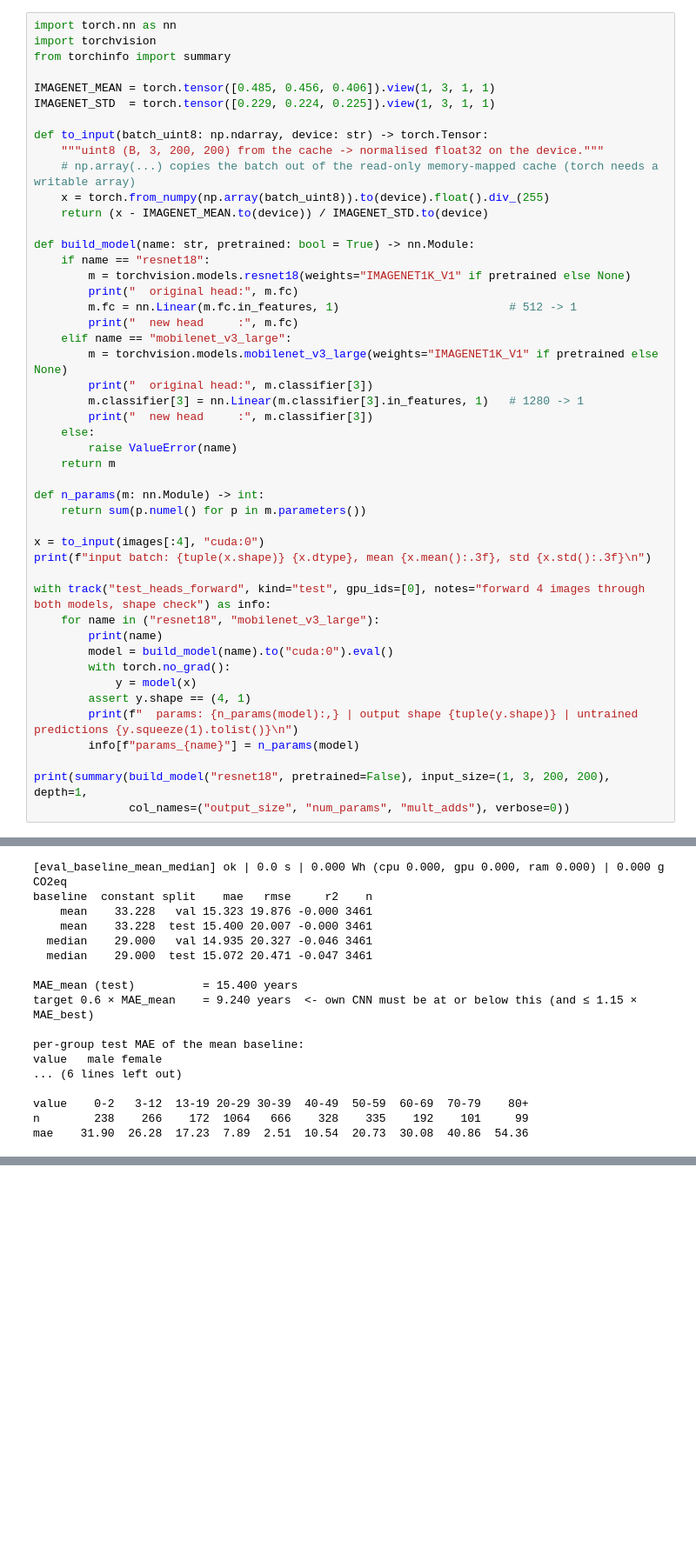
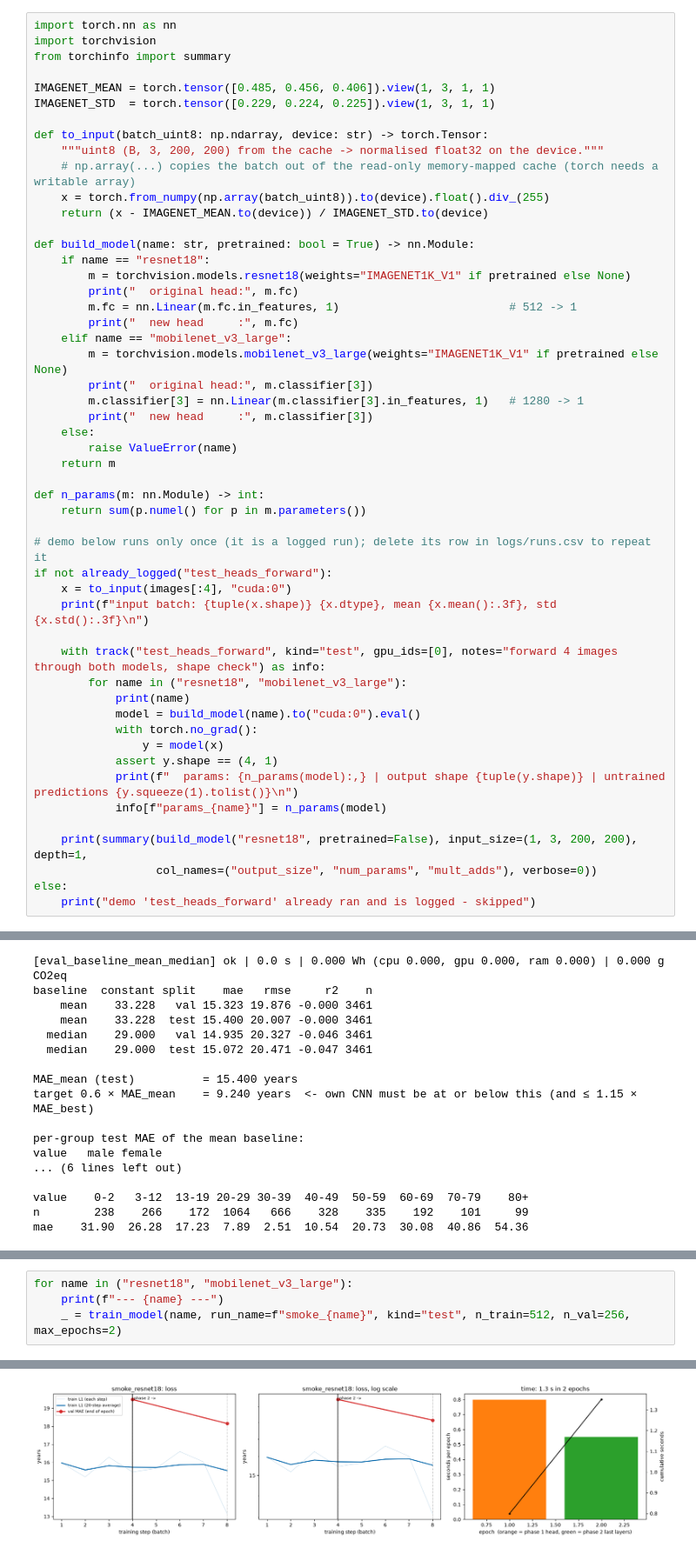
Before and after one commit to fouad1233/CSE655_Deep_Learning_Project, a Jupyter notebook: src/02_pipeline.ipynb, the cells around one changed output, grey strips where cells are left out. Shown at 87% size. Cells and saved outputs as stored; diff of their text form; blank space fills up the shorter version.

```diff
--- a/src/02_pipeline.ipynb
+++ b/src/02_pipeline.ipynb
@@ -325,21 +339,25 @@ def build_model(name: str, pretrained: bool = True) -> nn.Module:
 def n_params(m: nn.Module) -> int:
     return sum(p.numel() for p in m.parameters())
 
-x = to_input(images[:4], "cuda:0")
-print(f"input batch: {tuple(x.shape)} {x.dtype}, mean {x.mean():.3f}, std {x.std():.3f}\n")
+# demo below runs only once (it is a logged run); delete its row in logs/runs.csv to repeat it
+if not already_logged("test_heads_forward"):
+    x = to_input(images[:4], "cuda:0")
+    print(f"input batch: {tuple(x.shape)} {x.dtype}, mean {x.mean():.3f}, std {x.std():.3f}\n")
 
-with track("test_heads_forward", kind="test", gpu_ids=[0], notes="forward 4 images through both models, shape check") as info:
-    for name in ("resnet18", "mobilenet_v3_large"):
-        print(name)
-        model = build_model(name).to("cuda:0").eval()
-        with torch.no_grad():
-            y = model(x)
-        assert y.shape == (4, 1)
-        print(f"  params: {n_params(model):,} | output shape {tuple(y.shape)} | untrained predictions {y.squeeze(1).tolist()}\n")
-        info[f"params_{name}"] = n_params(model)
+    with track("test_heads_forward", kind="test", gpu_ids=[0], notes="forward 4 images through both models, shape check") as info:
+        for name in ("resnet18", "mobilenet_v3_large"):
+            print(name)
+            model = build_model(name).to("cuda:0").eval()
+            with torch.no_grad():
+                y = model(x)
+            assert y.shape == (4, 1)
+            print(f"  params: {n_params(model):,} | output shape {tuple(y.shape)} | untrained predictions {y.squeeze(1).tolist()}\n")
+            info[f"params_{name}"] = n_params(model)
 
-print(summary(build_model("resnet18", pretrained=False), input_size=(1, 3, 200, 200), depth=1,
-              col_names=("output_size", "num_params", "mult_adds"), verbose=0))
+    print(summary(build_model("resnet18", pretrained=False), input_size=(1, 3, 200, 200), depth=1,
+                  col_names=("output_size", "num_params", "mult_adds"), verbose=0))
+else:
+    print("demo 'test_heads_forward' already ran and is logged - skipped")
 # %% [output]
 input batch: (4, 3, 200, 200) torch.float32, mean 0.440, std 0.989
 
@@ -464,0 +948,5 @@ mae    31.90  26.28  17.23  7.89  2.51  10.54  20.73  30.08  40.86  54.36
+# %%
+for name in ("resnet18", "mobilenet_v3_large"):
+    print(f"--- {name} ---")
+    _ = train_model(name, run_name=f"smoke_{name}", kind="test", n_train=512, n_val=256, max_epochs=2)
+# %% [output]
@@ -464,0 +960 @@ mae    31.90  26.28  17.23  7.89  2.51  10.54  20.73  30.08  40.86  54.36
+[figure, added]
```
Also changed, not shown: parts of 9 cells of this notebook, 10 other files.
